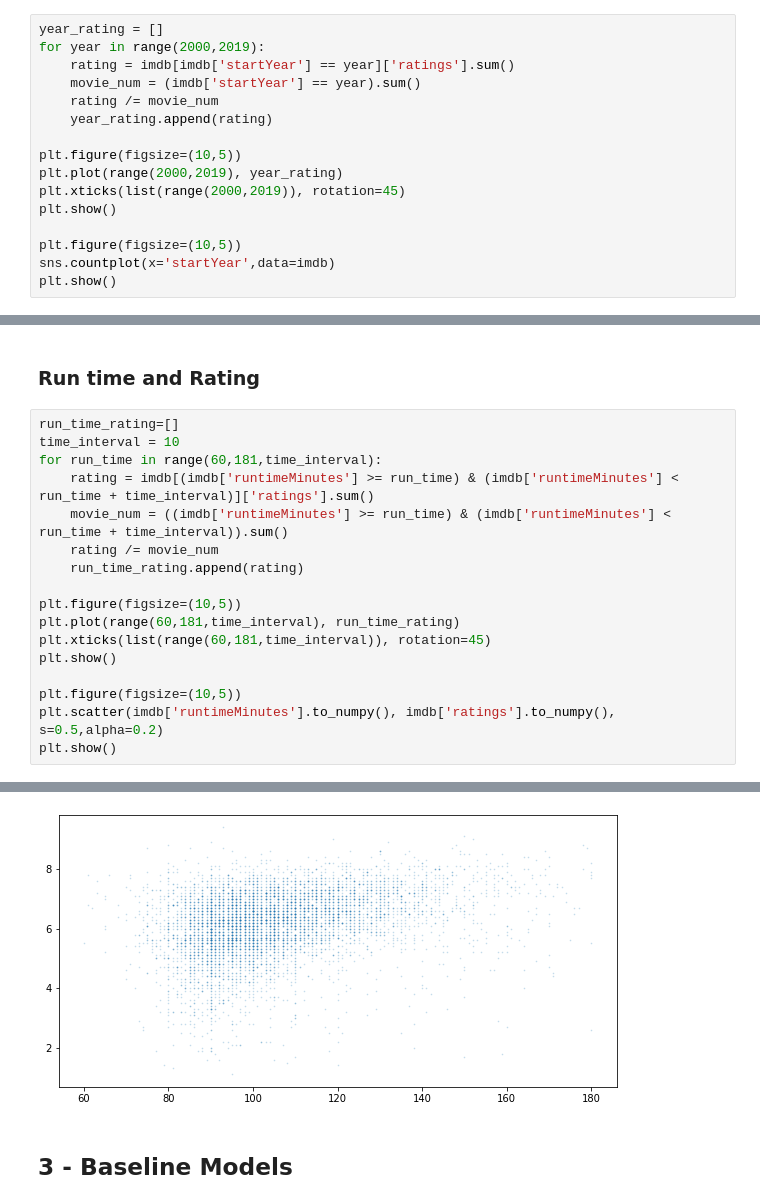
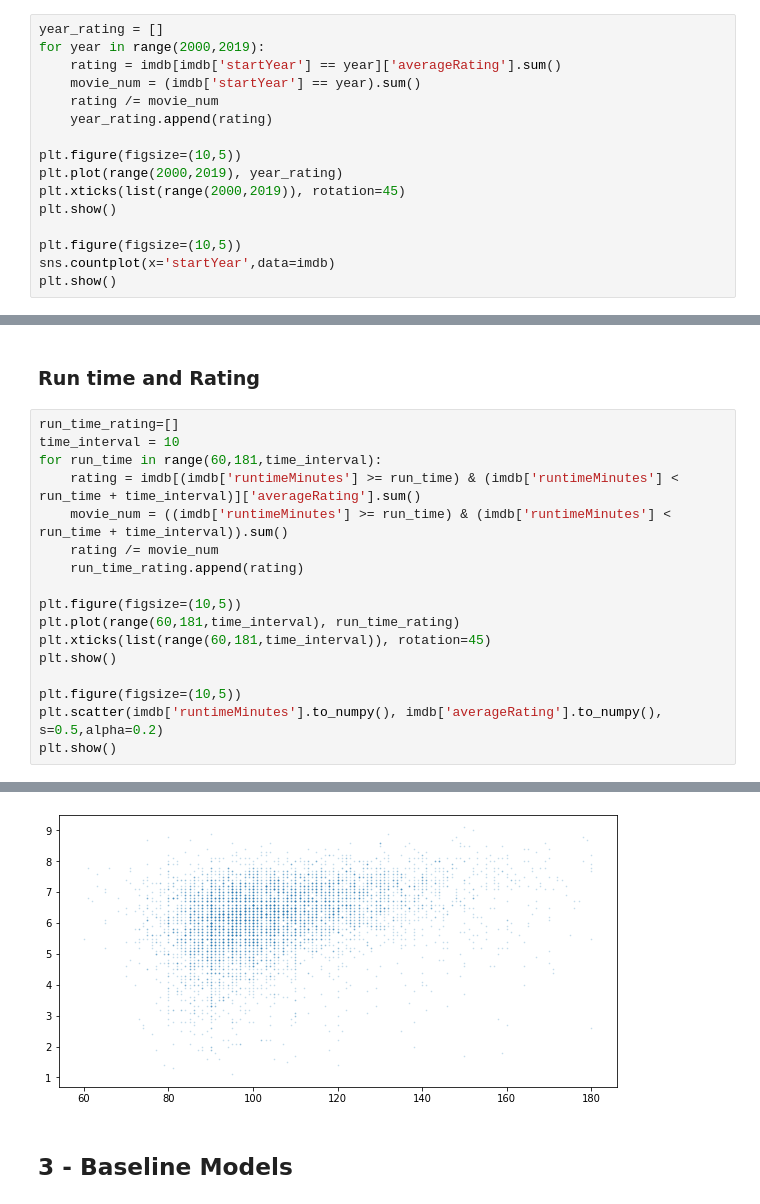
Before and after one commit to pupboss/CE7454-Project-Fall2019, a Jupyter notebook: notebook/notebook.ipynb, the cells around one changed output, grey strips where cells are left out. Cells and saved outputs as stored; diff of their text form.

```diff
--- a/notebook/notebook.ipynb
+++ b/notebook/notebook.ipynb
@@ -190,7 +190,7 @@ plt.show()
 # %%
 year_rating = []
 for year in range(2000,2019):
-    rating = imdb[imdb['startYear'] == year]['ratings'].sum()
+    rating = imdb[imdb['startYear'] == year]['averageRating'].sum()
     movie_num = (imdb['startYear'] == year).sum()
     rating /= movie_num
     year_rating.append(rating)
@@ -212,7 +212,7 @@ plt.show()
 run_time_rating=[]
 time_interval = 10
 for run_time in range(60,181,time_interval):
-    rating = imdb[(imdb['runtimeMinutes'] >= run_time) & (imdb['runtimeMinutes'] < run_time + time_interval)]['ratings'].sum()
+    rating = imdb[(imdb['runtimeMinutes'] >= run_time) & (imdb['runtimeMinutes'] < run_time + time_interval)]['averageRating'].sum()
     movie_num = ((imdb['runtimeMinutes'] >= run_time) & (imdb['runtimeMinutes'] < run_time + time_interval)).sum()
     rating /= movie_num
     run_time_rating.append(rating)
@@ -223,6 +223,6 @@ plt.xticks(list(range(60,181,time_interval)), rotation=45)
 plt.show()
 
 plt.figure(figsize=(10,5))
-plt.scatter(imdb['runtimeMinutes'].to_numpy(), imdb['ratings'].to_numpy(), s=0.5,alpha=0.2)
+plt.scatter(imdb['runtimeMinutes'].to_numpy(), imdb['averageRating'].to_numpy(), s=0.5,alpha=0.2)
 plt.show()
 # %% [output]
@@ -230,4 +230,4 @@ plt.show()
-[figure, old version]
+[figure, new version]
 # %% [markdown]
 ## 3 - Baseline Models
 # %% [markdown]
```
Also changed, not shown: parts of 5 cells of this notebook.
